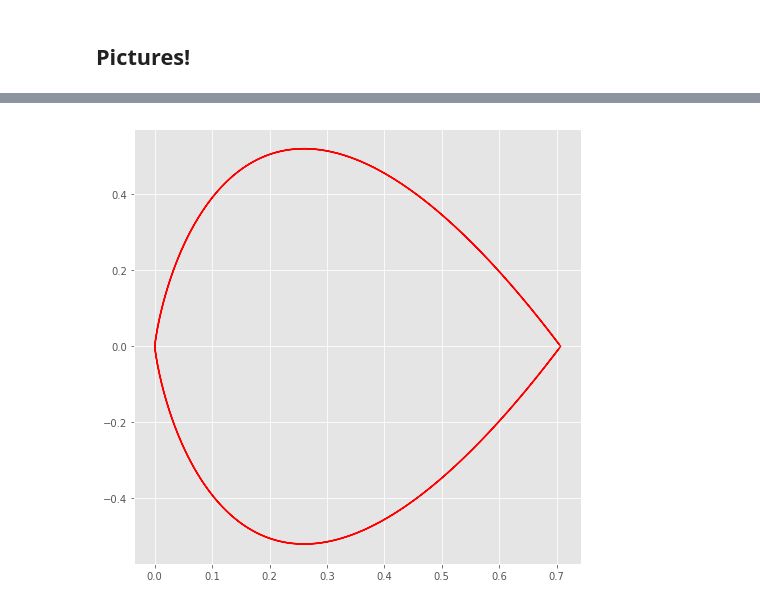
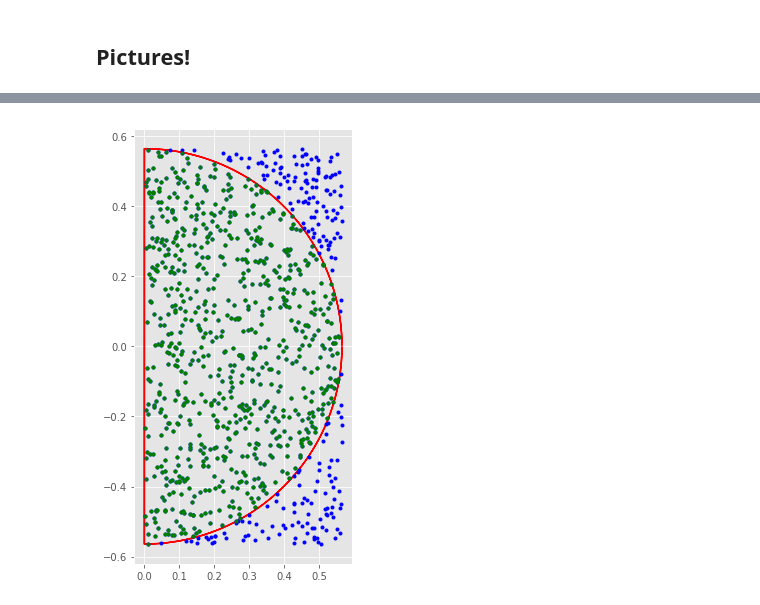
Before and after one commit to drpeteb/ratio-of-uniforms-sampling, a Jupyter notebook: ratio-of-uniforms-sampling.ipynb, the cells around one changed output, grey strips where cells are left out. Cells and saved outputs as stored; diff of their text form; code cells hidden in the pictures.

Commit message:
Added sampling

```diff
--- a/ratio-of-uniforms-sampling.ipynb
+++ b/ratio-of-uniforms-sampling.ipynb
@@ -98,0 +190,26 @@ draw_uv_region(lambda x: np.exp(-x) if x >= 0 else 0)
+# %%
+def sample_from(logf, num_samples=1000):
+    u_up = upper_u_bound(logf)
+    v_up = upper_v_bound(logf)
+    v_lo = lower_v_bound(logf)
+
+    u = np.random.rand(num_samples) * u_up
+    v = np.random.rand(num_samples) * (v_up - v_lo) + v_lo
+
+    return list(zip(u, v))
+# %%
+def draw_box_samples(samples, ax, colour):
+    (u, v) = zip(*samples)
+    ax.plot(u, v, '.' + colour)
+# %%
+def reject_samples(samples, logf):
+    f = lambda x: np.exp(logf(x))
+    return [s for s in samples if s[0]**2 < f(s[1]/s[0])]
+# %%
+def show_me_sampling(logf):
+    samples = sample_from(logf)
+    retained_samples = reject_samples(samples, logf)
+
+    ax = draw_uv_region(logf)
+    draw_box_samples(samples, ax, 'b')
+    draw_box_samples(retained_samples, ax, 'g')
@@ -99,5 +220,4 @@ draw_uv_region(lambda x: np.exp(-x) if x >= 0 else 0)
 # %%
-# Double Exponential
-draw_uv_region(lambda x: np.exp(-np.abs(x)) / 2)
+show_me_sampling(lambda x: -np.log(np.pi) - np.log(1.0 + x**2))
 # %% [output]
-[figure, old version]
+[figure, new version]
```
Also changed, not shown: parts of 24 cells of this notebook.
